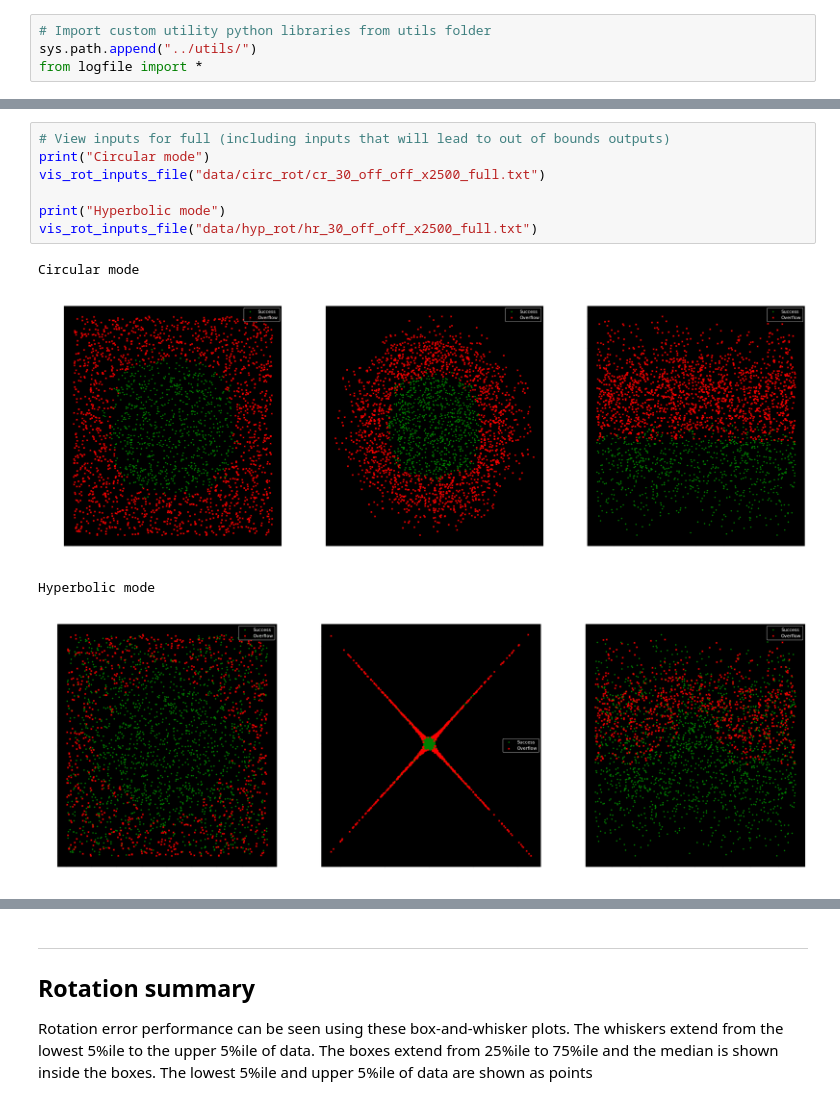
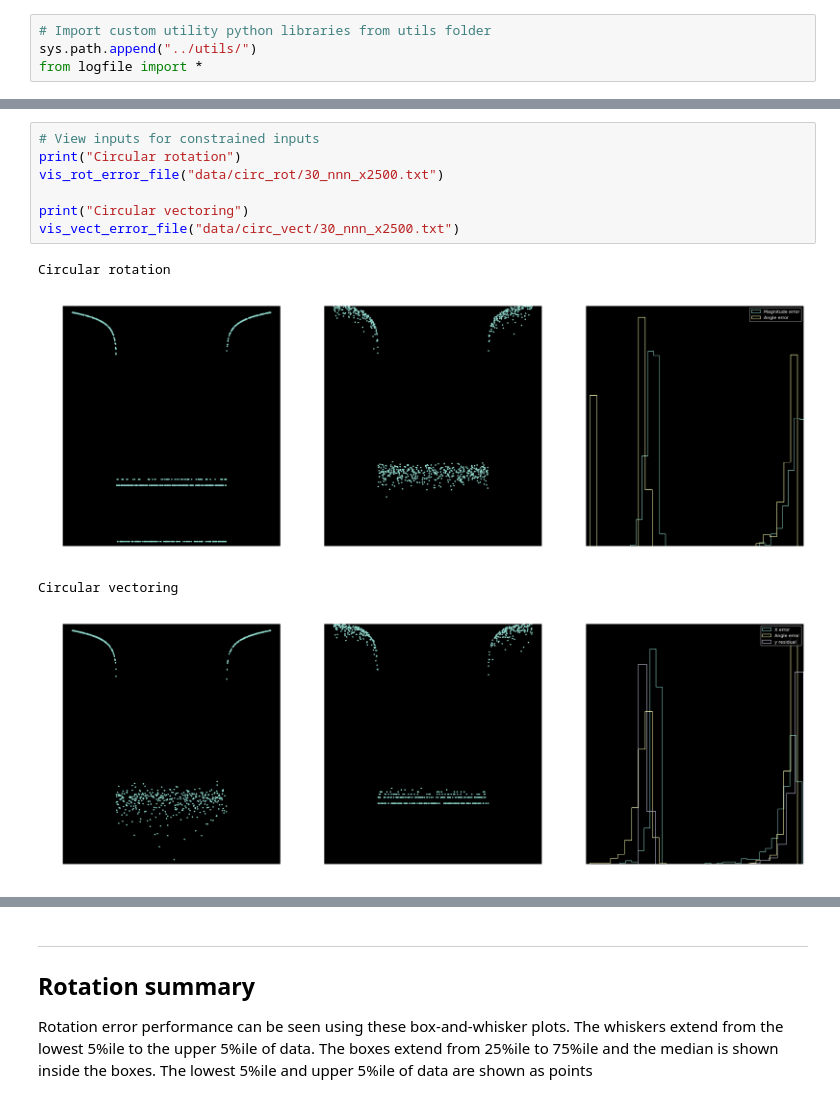
Before and after one commit to Ashwin-Rajesh/Cordic_accelerator, a Jupyter notebook: docs/cordic_circular.ipynb, the cells around one changed output, grey strips where cells are left out. Cells and saved outputs as stored; diff of their text form.

```diff
--- a/docs/cordic_circular.ipynb
+++ b/docs/cordic_circular.ipynb
@@ -22,12 +73,12 @@ Look at the following plots to analyze coverage and overflow cases for rotation
 # %%
-# View inputs for full (including inputs that will lead to out of bounds outputs)
-print("Circular mode")
-vis_rot_inputs_file("data/circ_rot/cr_30_off_off_x2500_full.txt")
+# View inputs for constrained inputs
+print("Circular rotation")
+vis_rot_error_file("data/circ_rot/30_nnn_x2500.txt")
 
-print("Hyperbolic mode")
-vis_rot_inputs_file("data/hyp_rot/hr_30_off_off_x2500_full.txt")
+print("Circular vectoring")
+vis_vect_error_file("data/circ_vect/30_nnn_x2500.txt")
 # %% [output]
-Circular mode
+Circular rotation
-[figure, old version]
+[figure, new version]
-Hyperbolic mode
+Circular vectoring
-[figure, old version]
+[figure, new version]
```
Also changed, not shown: parts of 19 cells of this notebook.
